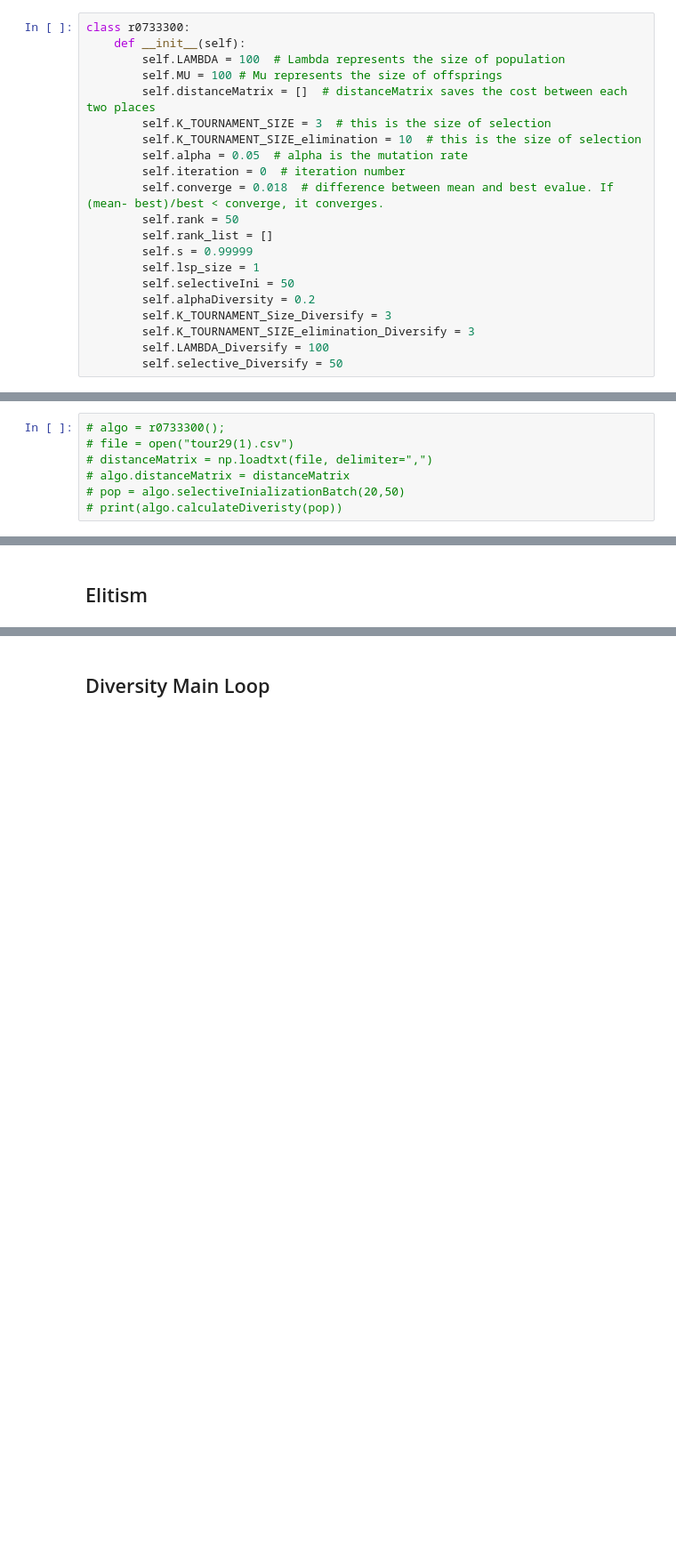
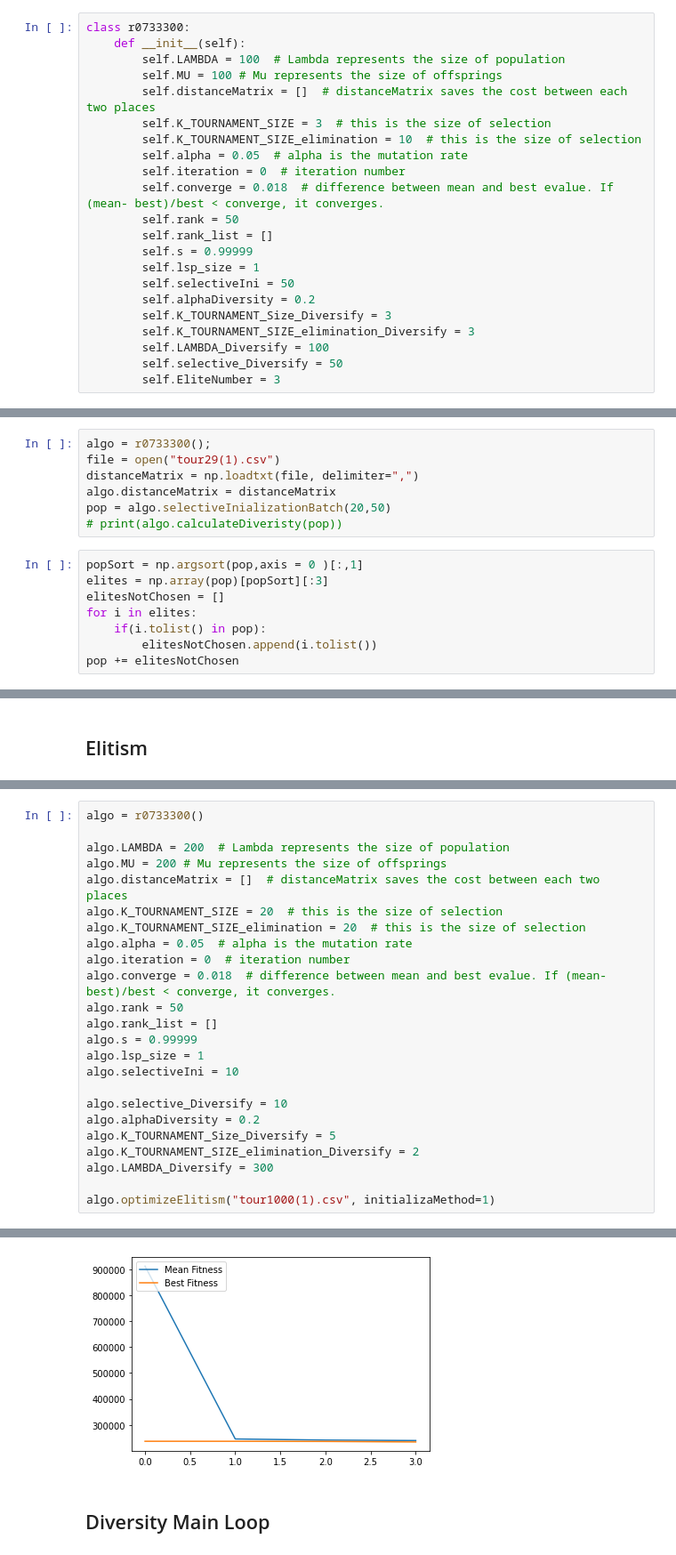
Before and after one commit to ivanlee1999/TSP-Using-geneticAlgorithm, a Jupyter notebook: code_original.ipynb, the cells around one changed output, grey strips where cells are left out. Shown at 89% size. Drawn from its saved outputs; the diff is of its cells as text; blank space fills up the shorter version.

Commit message:
elitism

```diff
--- a/code_original.ipynb
+++ b/code_original.ipynb
@@ -30,6 +31,7 @@ class r0733300:
         self.K_TOURNAMENT_SIZE_elimination_Diversify = 3
         self.LAMBDA_Diversify = 100
         self.selective_Diversify = 50
+        self.EliteNumber = 3
 # %% [markdown]
 ## Initialization
 ###  Random Initialization
@@ -784,9 +788,17 @@ class r0733300(r0733300):
 # algo.distanceMatrix = distanceMatrix
 # algo.archiveGeneration(20,0.5,200,50)
 # %%
-# algo = r0733300();
-# file = open("tour29(1).csv")
-# distanceMatrix = np.loadtxt(file, delimiter=",")
-# algo.distanceMatrix = distanceMatrix
-# pop = algo.selectiveInializationBatch(20,50)
+algo = r0733300();
+file = open("tour29(1).csv")
+distanceMatrix = np.loadtxt(file, delimiter=",")
+algo.distanceMatrix = distanceMatrix
+pop = algo.selectiveInializationBatch(20,50)
 # print(algo.calculateDiveristy(pop))
+# %%
+popSort = np.argsort(pop,axis = 0 )[:,1]
+elites = np.array(pop)[popSort][:3]
+elitesNotChosen = []
+for i in elites:
+    if(i.tolist() in pop):
+        elitesNotChosen.append(i.tolist())
+pop += elitesNotChosen
@@ -914,0 +985,25 @@ class r0733300(r0733300):
+# %%
+algo = r0733300()
+
+algo.LAMBDA = 200  # Lambda represents the size of population
+algo.MU = 200 # Mu represents the size of offsprings
+algo.distanceMatrix = []  # distanceMatrix saves the cost between each two places
+algo.K_TOURNAMENT_SIZE = 20  # this is the size of selection
+algo.K_TOURNAMENT_SIZE_elimination = 20  # this is the size of selection
+algo.alpha = 0.05  # alpha is the mutation rate
+algo.iteration = 0  # iteration number
+algo.converge = 0.018  # difference between mean and best evalue. If (mean- best)/best < converge, it converges.
+algo.rank = 50
+algo.rank_list = []
+algo.s = 0.99999
+algo.lsp_size = 1
+algo.selectiveIni = 10
+
+algo.selective_Diversify = 10
+algo.alphaDiversity = 0.2
+algo.K_TOURNAMENT_Size_Diversify = 5
+algo.K_TOURNAMENT_SIZE_elimination_Diversify = 2
+algo.LAMBDA_Diversify = 300
+
+algo.optimizeElitism("tour1000(1).csv", initializaMethod=1)
+# %% [output]
@@ -915,3 +1040,4 @@ class r0733300(r0733300):
+[figure, added]
 # %% [markdown]
 ## Diversity Main Loop
 # %%
```
Also changed, not shown: parts of 16 cells of this notebook.
